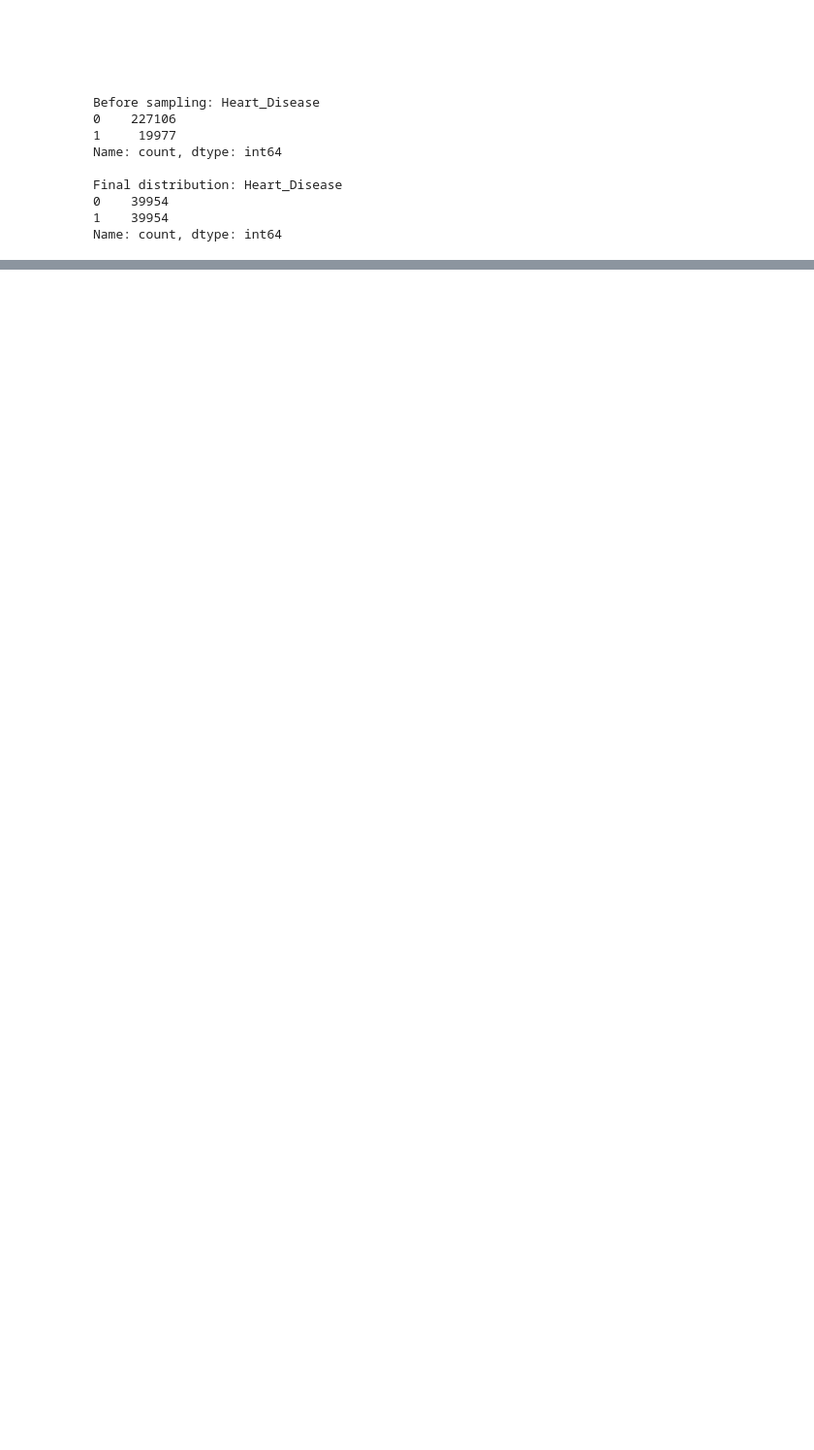
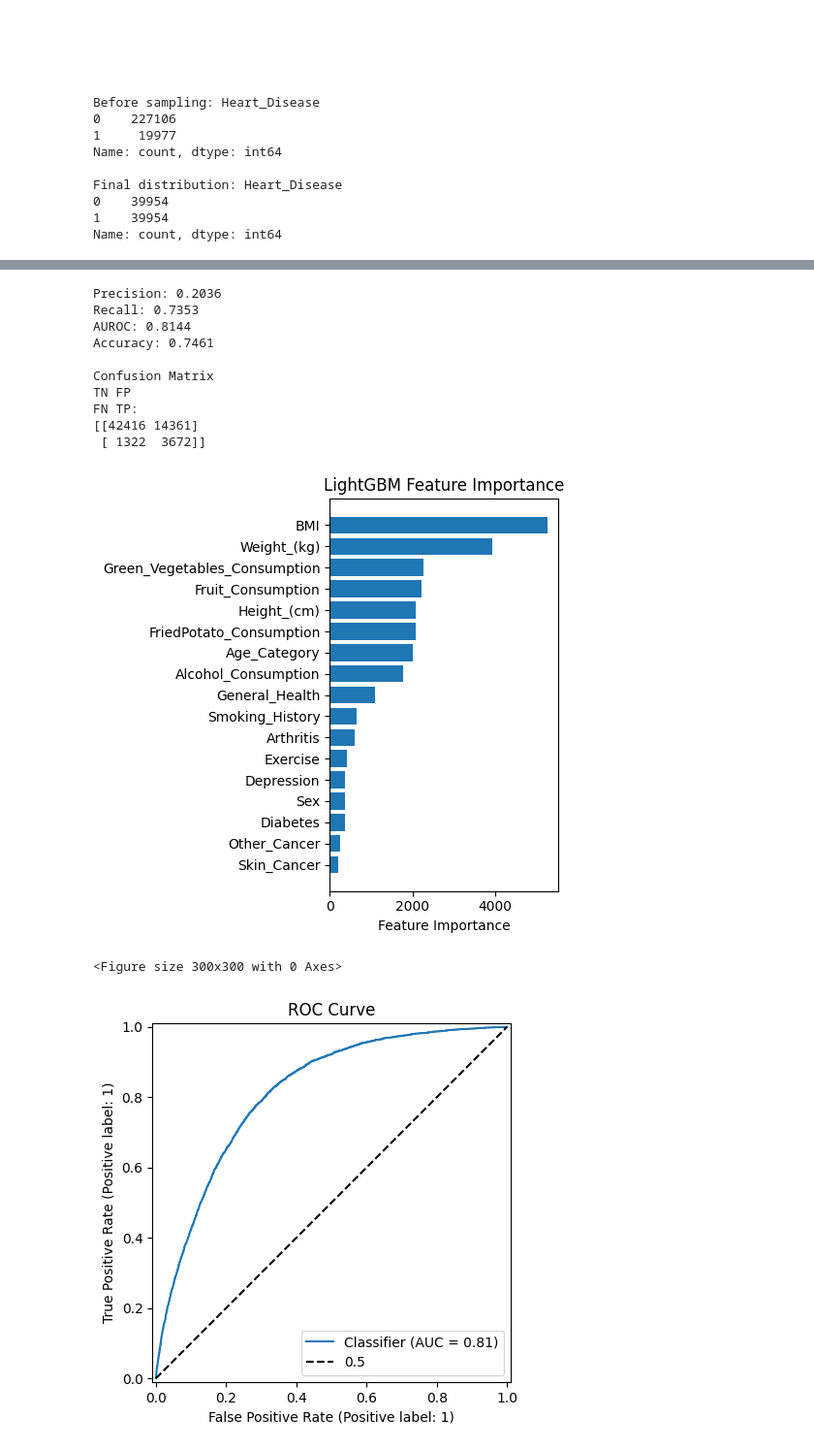
Before and after one commit to thil124/CVD_prediction, a Jupyter notebook: lightGBM/CS760_lightGBM.ipynb, the cells around one changed output, grey strips where cells are left out. Shown: that part at 97% size. Saved outputs shown, nothing was run; the diff lists cells and outputs as text; code cells hidden in the pictures; blank space fills up the shorter version.

```diff
--- a/lightGBM/CS760_lightGBM.ipynb
+++ b/lightGBM/CS760_lightGBM.ipynb
@@ -855,16 +871,16 @@ print(f"\nBest cross-validation score: {study.best_value:.4f}")
 
 # set the optimal hyperparameters found above
 params = {
-    'n_estimators': 316,
-    'max_bin': 155,
-    'learning_rate': 0.09157073221081566,
-    'max_depth': 8,
-    'num_leaves': 71,
-    'bagging_fraction': 0.8910733061393177,
-    'feature_fraction': 0.8656518984470933,
-    'lambda_l2': 993.4066861978613,
-    'min_sum_hessian_in_leaf': 0.45634063289049837,
-    'min_data_in_leaf': 1095,
+    'n_estimators': 475,
+    'max_bin': 929,
+    'learning_rate': 0.1158242211405467,
+    'max_depth': 11,
+    'num_leaves': 56,
+    'bagging_fraction': 0.7009066213123843,
+    'feature_fraction': 0.8298374593325589,
+    'lambda_l2': 0.0010015907387817217,
+    'min_sum_hessian_in_leaf': 0.5761462555260555,
+    'min_data_in_leaf': 149,
 
     # normal params:
     'n_jobs': -1,
@@ -885,6 +901,7 @@ y_pred_proba = model.predict_proba(X_test)[:, 1]
 # eval metrics
 precision = precision_score(y_test, y_pred)
 recall = recall_score(y_test, y_pred)
+accuracy = accuracy_score(y_test, y_pred)
 conf_matrix = confusion_matrix(y_test, y_pred)
 auroc = roc_auc_score(y_test, y_pred_proba)
 
@@ -892,32 +909,47 @@ auroc = roc_auc_score(y_test, y_pred_proba)
 print(f"Precision: {precision:.4f}")
 print(f"Recall: {recall:.4f}")
 print(f"AUROC: {auroc:.4f}")
+print(f"Accuracy: {accuracy:.4f}")
 print("\nConfusion Matrix \nTN FP \nFN TP:")
 print(conf_matrix)
 
 # feature importance
 feature_importance = model.feature_importances_
 feature_names = X_train_balanced.columns if hasattr(X_train_balanced, 'columns') else [f'Feature_{i}' for i in range(X_train_balanced.shape[1])]
 sorted_idx = np.argsort(feature_importance)
 plt.figure(figsize=(5,5))
 plt.barh(range(len(sorted_idx)), feature_importance[sorted_idx])
 plt.yticks(range(len(sorted_idx)), [feature_names[i] for i in sorted_idx])
 plt.xlabel('Feature Importance')
 plt.title('LightGBM Feature Importance')
 plt.tight_layout()
 plt.show()
 
 # ROC curve
 plt.figure(figsize=(3,3))
 RocCurveDisplay.from_predictions(y_test, y_pred_proba)
 plt.title('ROC Curve')
 plt.plot([0, 1], [0, 1], 'k--', label='0.5')
 plt.legend()
 plt.show()
 
 # precision recall curve
 plt.figure(figsize=(3,3))
 PrecisionRecallDisplay.from_predictions(y_test, y_pred_proba)
 plt.title('Precision-Recall Curve')
 plt.legend()
 plt.show()
+# %% [output]
+Precision: 0.2036
+Recall: 0.7353
+AUROC: 0.8144
+Accuracy: 0.7461
+
+Confusion Matrix
+TN FP
+FN TP:
+[[42416 14361]
+ [ 1322  3672]]
+[figure, added]
+<Figure size 300x300 with 0 Axes>
+[figure, added]
```
Also changed, not shown: parts of 2 cells of this notebook.
